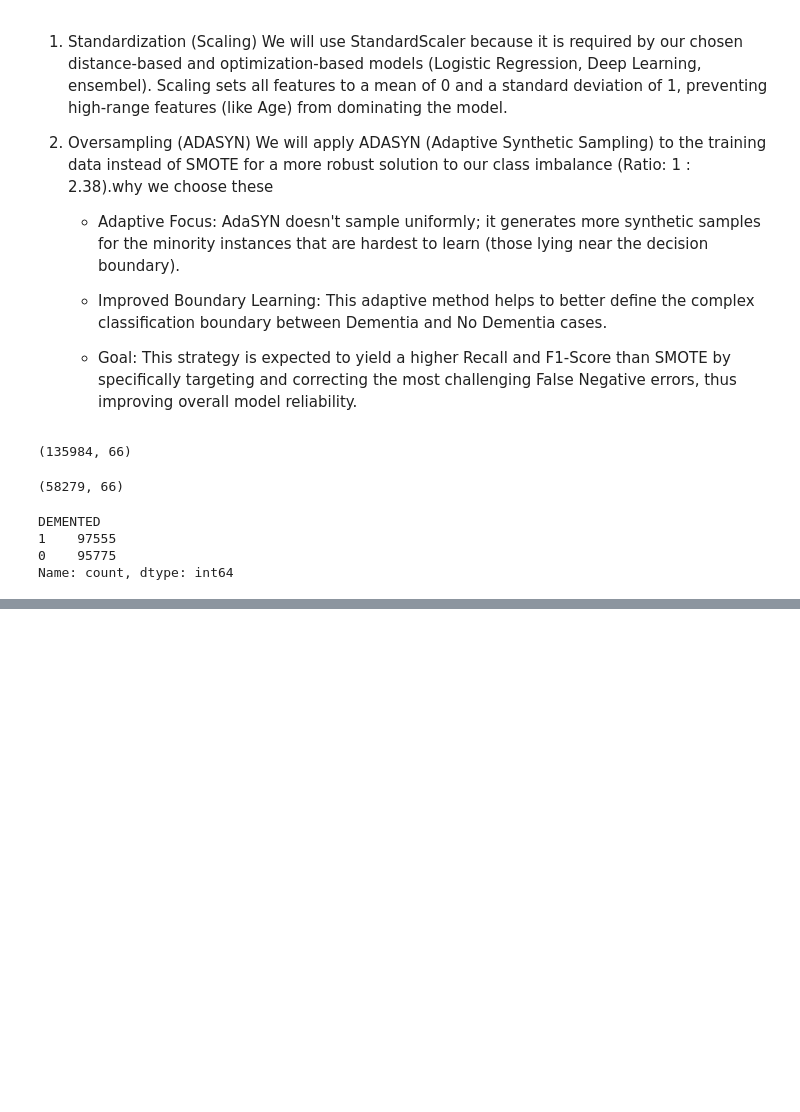
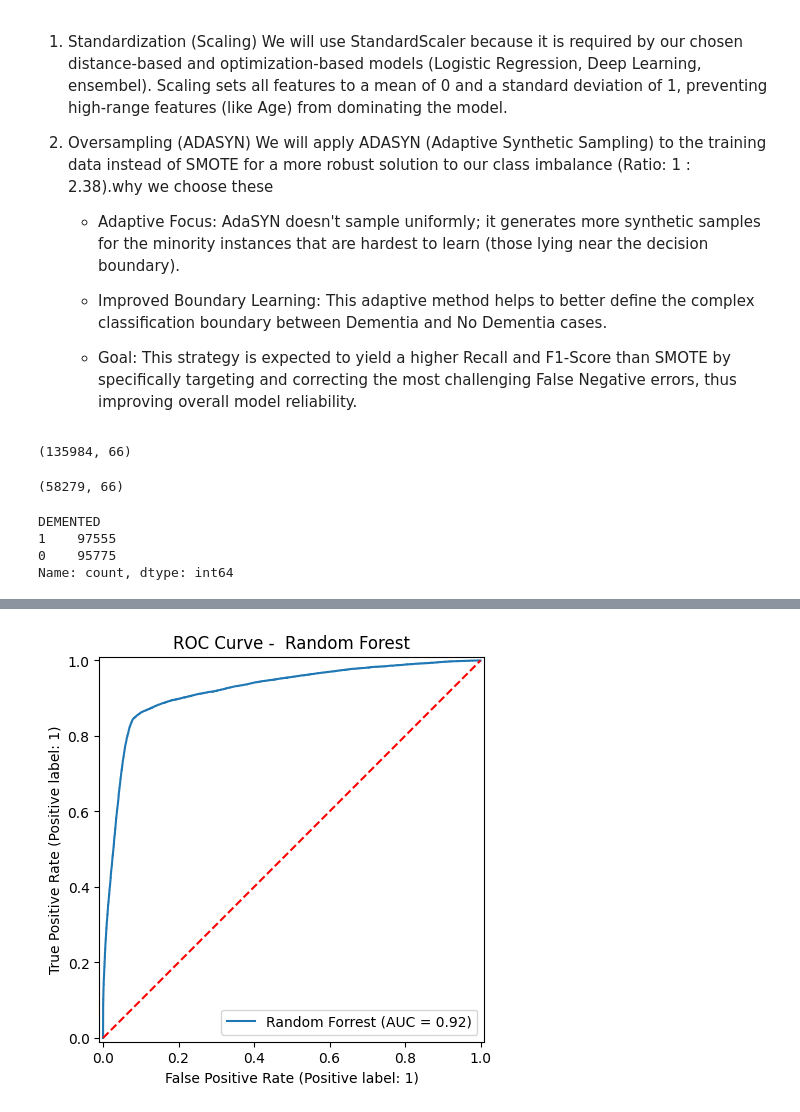
Before and after one commit to Kaveesha-Madhushan17/Model-X-Competition-phase-1, a Jupyter notebook: model_x_dimentia.ipynb, the cells around one changed output, grey strips where cells are left out. Drawn from its saved outputs; the diff is of its cells as text; code cells hidden in the pictures; blank space fills up the shorter version.

```diff
--- a/model_x_dimentia.ipynb
+++ b/model_x_dimentia.ipynb
@@ -950,0 +1098,9 @@ Name: count, dtype: int64
+# %%
+# ROC Curve
+plt.figure(figsize=(6, 5))
+RocCurveDisplay.from_estimator(rf_model, X_test_scaled, y_test, ax=plt.gca(), name='Random Forrest')
+plt.plot([0, 1], [0, 1], 'r--')
+plt.title('ROC Curve -  Random Forest')
+plt.show()
+# %% [output]
+[figure, added]
```
Also changed, not shown: parts of 58 cells of this notebook.
